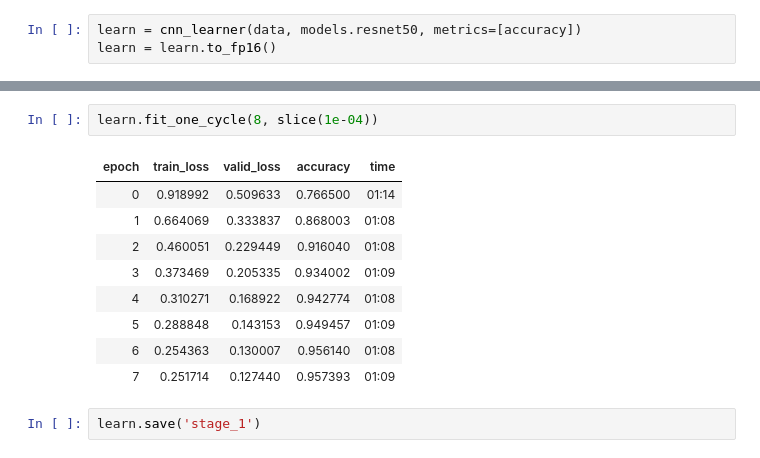
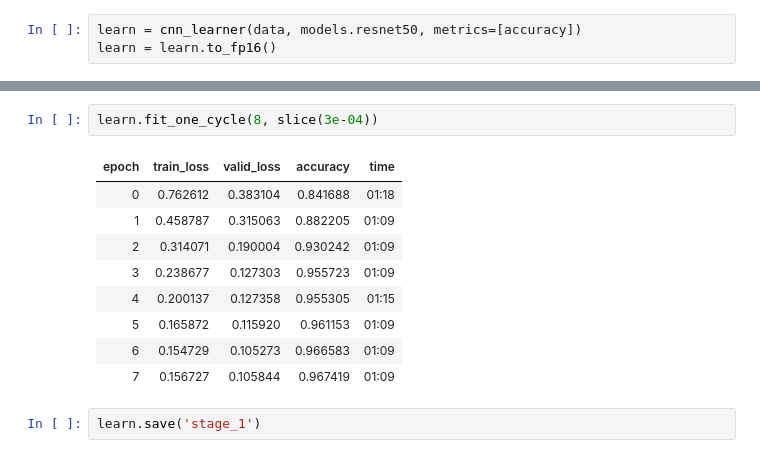
Before and after one commit to neronicolo/watch_bot, a Jupyter notebook: training/dial_visibility_classifier.ipynb, the cells around one changed output, grey strips where cells are left out. Drawn from its saved outputs; the diff is of its cells as text.

```diff
--- a/training/dial_visibility_classifier.ipynb
+++ b/training/dial_visibility_classifier.ipynb
@@ -82,15 +82,15 @@ LR Finder is complete, type {learner_name}.recorder.plot() to see the graph.
 # %%
-learn.fit_one_cycle(8, slice(1e-04))
+learn.fit_one_cycle(8, slice(3e-04))
 # %% [output]
 | epoch | train_loss | valid_loss | accuracy | time |
-| 0 | 0.918992 | 0.509633 | 0.766500 | 01:14 |
-| 1 | 0.664069 | 0.333837 | 0.868003 | 01:08 |
-| 2 | 0.460051 | 0.229449 | 0.916040 | 01:08 |
-| 3 | 0.373469 | 0.205335 | 0.934002 | 01:09 |
-| 4 | 0.310271 | 0.168922 | 0.942774 | 01:08 |
-| 5 | 0.288848 | 0.143153 | 0.949457 | 01:09 |
-| 6 | 0.254363 | 0.130007 | 0.956140 | 01:08 |
-| 7 | 0.251714 | 0.127440 | 0.957393 | 01:09 |
+| 0 | 0.762612 | 0.383104 | 0.841688 | 01:18 |
+| 1 | 0.458787 | 0.315063 | 0.882205 | 01:09 |
+| 2 | 0.314071 | 0.190004 | 0.930242 | 01:09 |
+| 3 | 0.238677 | 0.127303 | 0.955723 | 01:09 |
+| 4 | 0.200137 | 0.127358 | 0.955305 | 01:15 |
+| 5 | 0.165872 | 0.115920 | 0.961153 | 01:09 |
+| 6 | 0.154729 | 0.105273 | 0.966583 | 01:09 |
+| 7 | 0.156727 | 0.105844 | 0.967419 | 01:09 |
 # %%
 learn.save('stage_1')
 # %% [markdown]
```
Also changed, not shown: parts of 12 cells of this notebook.
